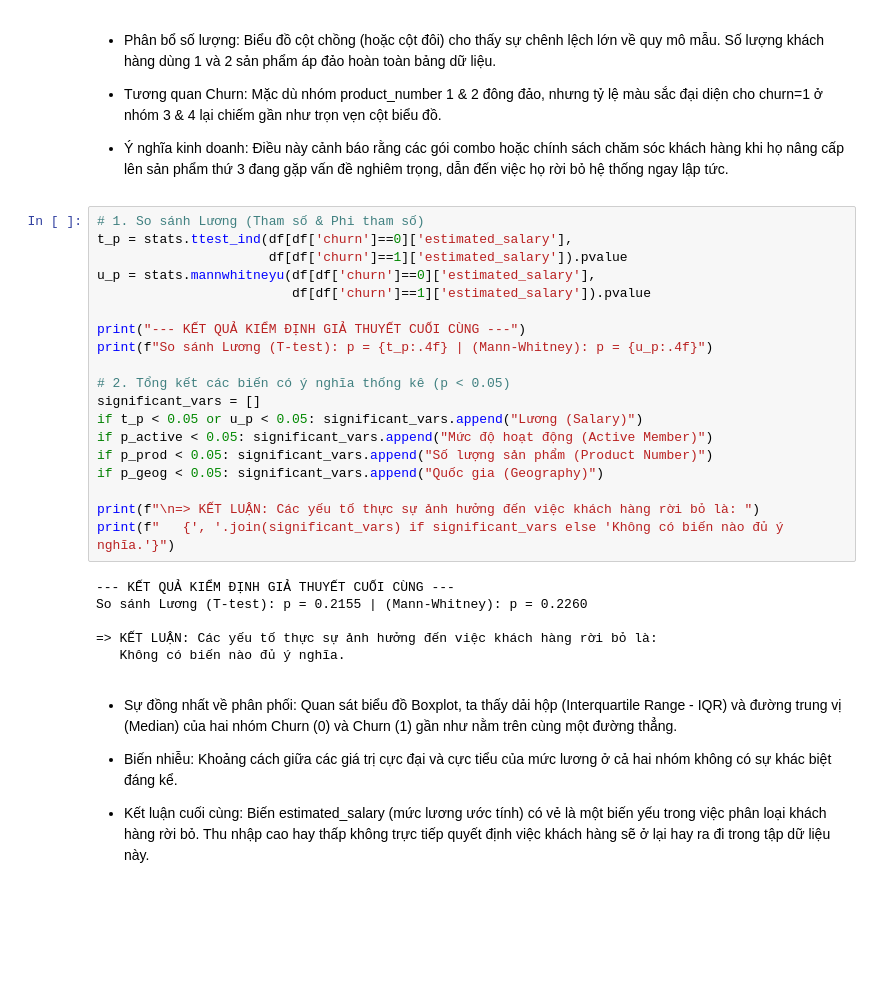
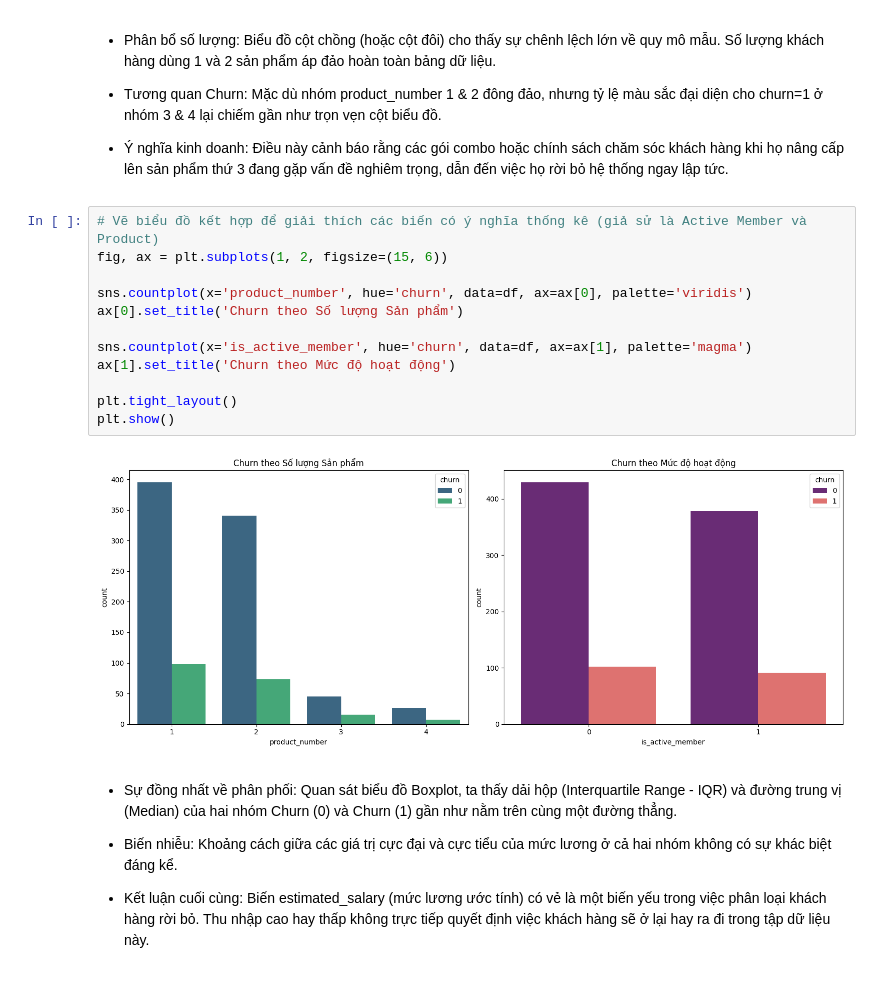
Before and after one commit to Tung36cz/Do_an_1, a Jupyter notebook: truc_quan_moi_lien_he_da_bien.ipynb, the cells around one changed output. Saved outputs shown, nothing was run; the diff lists cells and outputs as text; blank space fills up the shorter version.

```diff
--- a/truc_quan_moi_lien_he_da_bien.ipynb
+++ b/truc_quan_moi_lien_he_da_bien.ipynb
@@ -90,30 +73,19 @@ Quốc gia vs Churn: 0.7278
 
 - Ý nghĩa kinh doanh: Điều này cảnh báo rằng các gói combo hoặc chính sách chăm sóc khách hàng khi họ nâng cấp lên sản phẩm thứ 3 đang gặp vấn đề nghiêm trọng, dẫn đến việc họ rời bỏ hệ thống ngay lập tức.
 # %%
-# 1. So sánh Lương (Tham số & Phi tham số)
-t_p = stats.ttest_ind(df[df['churn']==0]['estimated_salary'],
-                      df[df['churn']==1]['estimated_salary']).pvalue
-u_p = stats.mannwhitneyu(df[df['churn']==0]['estimated_salary'],
-                         df[df['churn']==1]['estimated_salary']).pvalue
+# Vẽ biểu đồ kết hợp để giải thích các biến có ý nghĩa thống kê (giả sử là Active Member và Product)
+fig, ax = plt.subplots(1, 2, figsize=(15, 6))
 
-print("--- KẾT QUẢ KIỂM ĐỊNH GIẢ THUYẾT CUỐI CÙNG ---")
-print(f"So sánh Lương (T-test): p = {t_p:.4f} | (Mann-Whitney): p = {u_p:.4f}")
+sns.countplot(x='product_number', hue='churn', data=df, ax=ax[0], palette='viridis')
+ax[0].set_title('Churn theo Số lượng Sản phẩm')
 
-# 2. Tổng kết các biến có ý nghĩa thống kê (p < 0.05)
-significant_vars = []
-if t_p < 0.05 or u_p < 0.05: significant_vars.append("Lương (Salary)")
-if p_active < 0.05: significant_vars.append("Mức độ hoạt động (Active Member)")
-if p_prod < 0.05: significant_vars.append("Số lượng sản phẩm (Product Number)")
-if p_geog < 0.05: significant_vars.append("Quốc gia (Geography)")
+sns.countplot(x='is_active_member', hue='churn', data=df, ax=ax[1], palette='magma')
+ax[1].set_title('Churn theo Mức độ hoạt động')
 
-print(f"\n=> KẾT LUẬN: Các yếu tố thực sự ảnh hưởng đến việc khách hàng rời bỏ là: ")
-print(f"   {', '.join(significant_vars) if significant_vars else 'Không có biến nào đủ ý nghĩa.'}")
+plt.tight_layout()
+plt.show()
 # %% [output]
---- KẾT QUẢ KIỂM ĐỊNH GIẢ THUYẾT CUỐI CÙNG ---
-So sánh Lương (T-test): p = 0.2155 | (Mann-Whitney): p = 0.2260
-
-=> KẾT LUẬN: Các yếu tố thực sự ảnh hưởng đến việc khách hàng rời bỏ là:
-   Không có biến nào đủ ý nghĩa.
+[figure, added]
 # %% [markdown]
 - Sự đồng nhất về phân phối: Quan sát biểu đồ Boxplot, ta thấy dải hộp (Interquartile Range - IQR) và đường trung vị (Median) của hai nhóm Churn (0) và Churn (1) gần như nằm trên cùng một đường thẳng.
 
```
Also changed, not shown: parts of 2 cells of this notebook.
